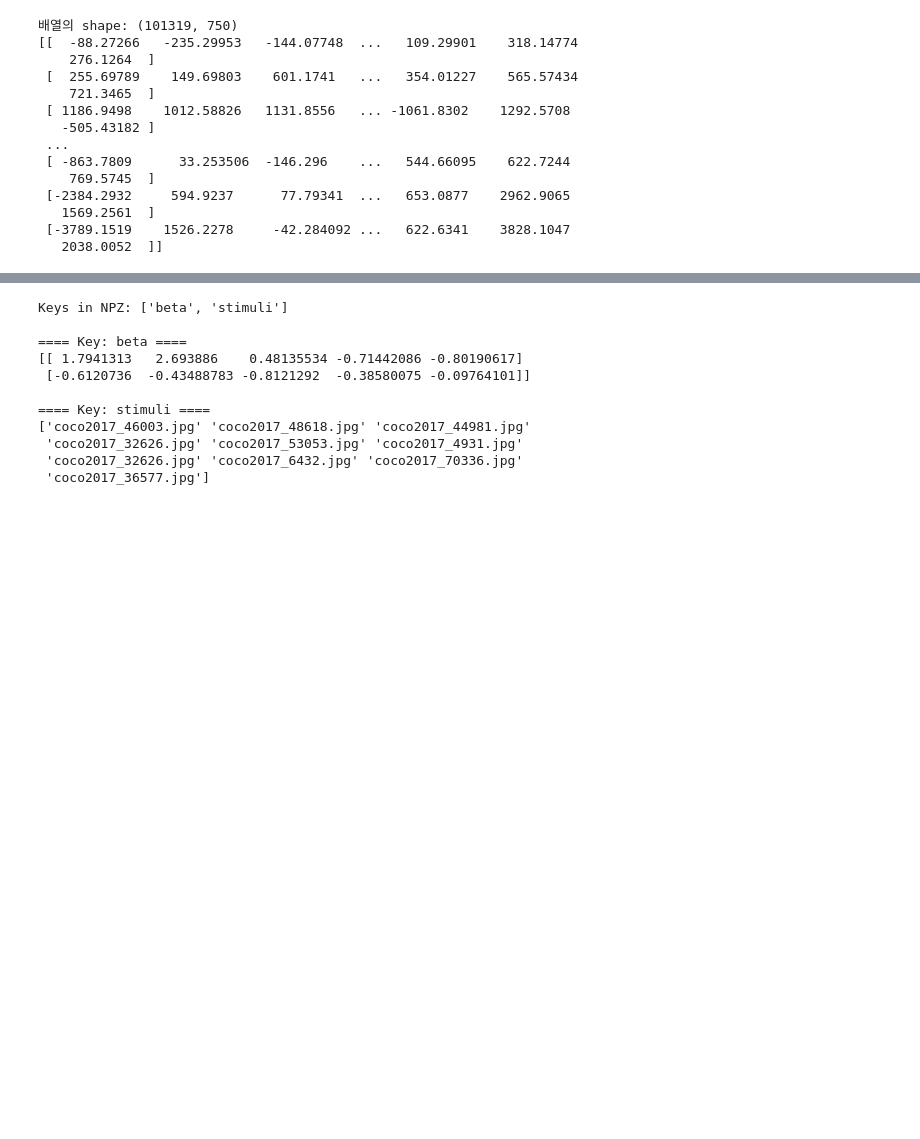
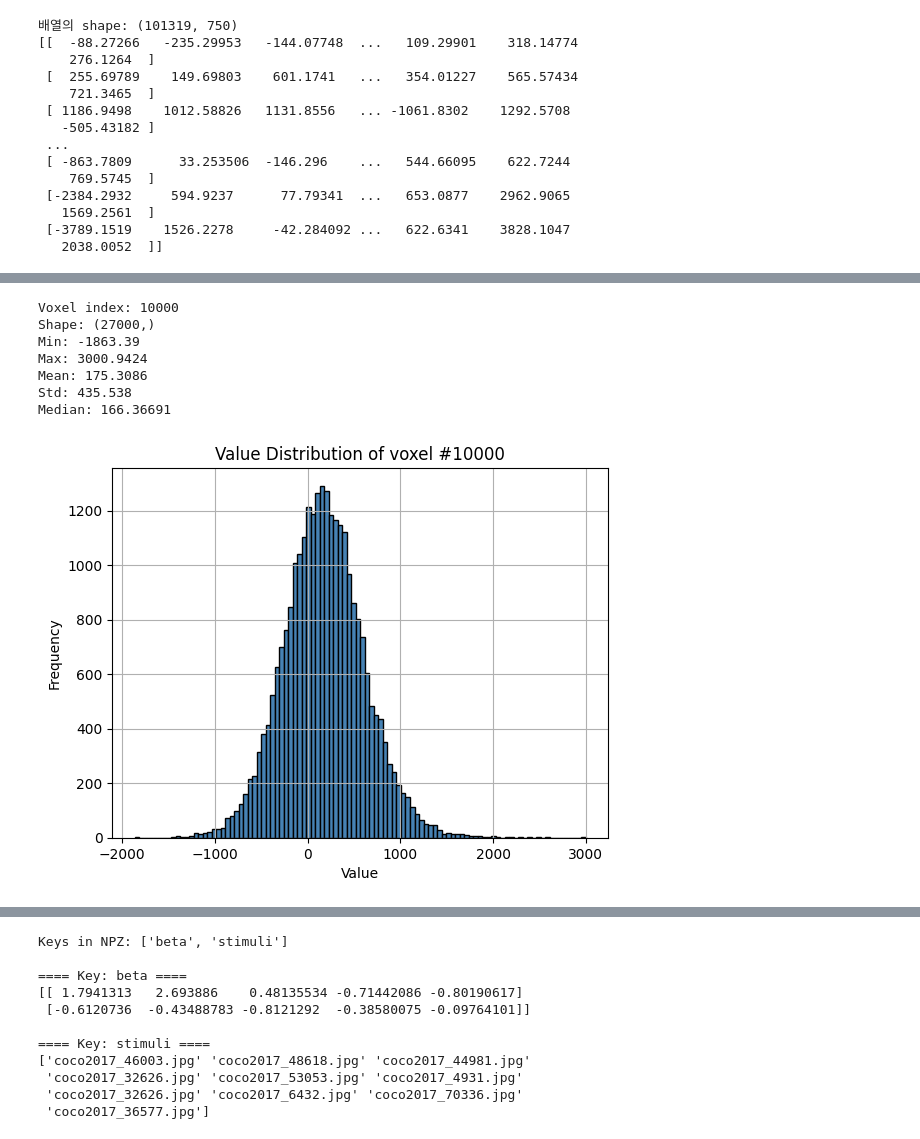
Before and after one commit to gunwoof/neural_decoding, a Jupyter notebook: 6-preprocess_data/test.ipynb, the cells around one changed output, grey strips where cells are left out. Cells and saved outputs as stored; diff of their text form; code cells hidden in the pictures; blank space fills up the shorter version.

```diff
--- a/6-preprocess_data/test.ipynb
+++ b/6-preprocess_data/test.ipynb
@@ -126,0 +127,39 @@ Median: -0.011517562
+# %%
+import numpy as np
+import matplotlib.pyplot as plt
+
+# z-score된 train 데이터 로드 (shape: 27000 x 101319)
+beta_train_z = np.load('/nas/research/03-Neural_decoding/3-bids/2-derivatives/1-beta/beta_mni/sub-01/sub-01_beta_train.npy')
+
+# ----------------------------
+# 1) 볼 voxel index 설정
+# ----------------------------
+voxel_idx = 10000   # 원하는 column 번호 지정
+
+# 해당 voxel의 27000개 값 추출
+voxel_values = beta_train_z[:, voxel_idx]  # shape: (27000,)
+# ----------------------------
+
+print("Voxel index:", voxel_idx)
+print("Shape:", voxel_values.shape)
+print("Min:", np.min(voxel_values))
+print("Max:", np.max(voxel_values))
+print("Mean:", np.mean(voxel_values))
+print("Std:", np.std(voxel_values))
+print("Median:", np.median(voxel_values))
+
+plt.hist(voxel_values, bins=100, color='steelblue', edgecolor='black')
+plt.title(f"Value Distribution of voxel #{voxel_idx}")
+plt.xlabel("Value")
+plt.ylabel("Frequency")
+plt.grid(True)
+plt.show()
+# %% [output]
+Voxel index: 10000
+Shape: (27000,)
+Min: -1863.39
+Max: 3000.9424
+Mean: 175.3086
+Std: 435.538
+Median: 166.36691
+[figure, added]
```
Also changed, not shown: parts of 4 cells of this notebook, 13 other files.
